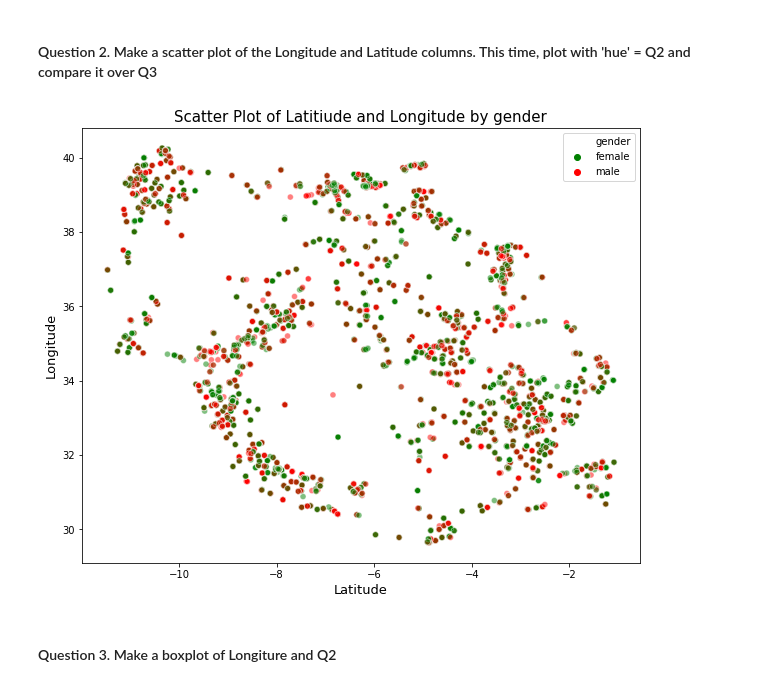
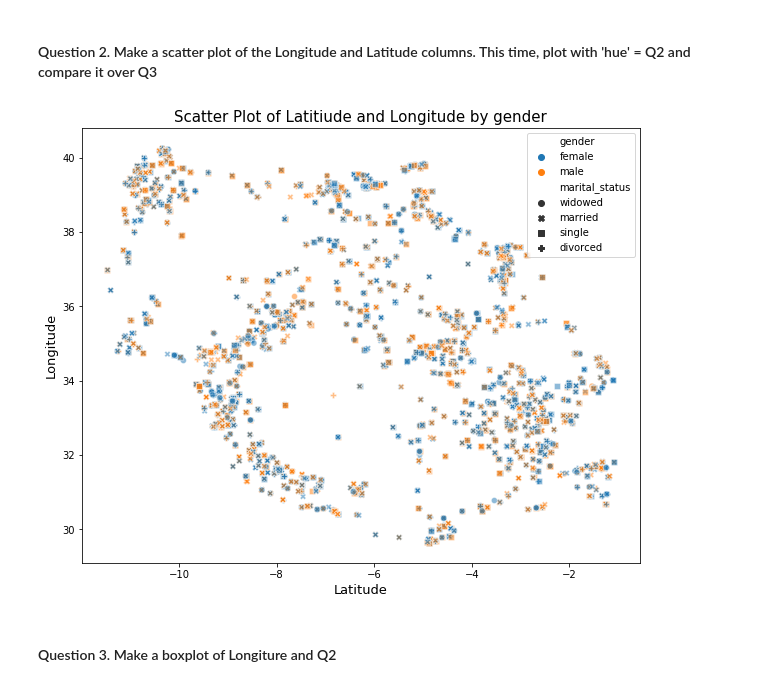
Before and after one commit to Patrick5455/10Academy-DataScience-Internship, a Jupyter notebook: pre-assessment/projects/project_5/Seaborn Task.ipynb, the cells around one changed output. Saved outputs shown, nothing was run; the diff lists cells and outputs as text; code cells hidden in the pictures.

Commit message:
Seabron Tasks: WIP  Final Task Undone only

```diff
--- a/pre-assessment/projects/project_5/Seaborn Task.ipynb
+++ b/pre-assessment/projects/project_5/Seaborn Task.ipynb
@@ -21,0 +78,3 @@ task_df.head()
+# %%
+location_df.marital_status = location_df.marital_status.apply(lambda x: marital_rename(x))
+location_df.marital_status.head()
@@ -22,5 +88,2 @@ task_df.head()
 # %% [markdown]
 #### Question 1. Make a scatter plot of the Longitude and Latitude columns
-# %%
-location_df = task_df[['Latitude', 'Longitude','Q2']]
-location_df.head()
@@ -36,3 +89,0 @@ location_df.head()
-# %%
-location_df = location_df.rename(columns={'Q2':'gender'})
-location_df.head()
@@ -55,3 +89,0 @@ def change_name(x):
-# %%
-location_df.gender = location_df.gender.apply(lambda x: change_name(x))
-location_df.head()
@@ -79,18 +104,16 @@ plt.show()
 # %%
 plt.subplots(figsize=(10,8))
 plt.title('Scatter Plot of Latitiude and Longitude by gender', fontsize=15)
 plt.xlabel('Latitude', fontsize=13)
 plt.ylabel('Longitude', fontsize=13)
 ax =sns.scatterplot(x='Latitude', y='Longitude', alpha=.5, color='g',
-                palette=[ "#008000", "#FF0000"],hue='gender', data=location_df)
+               # palette=[ "#008000", "#FF0000"],
+                    hue='gender', data=location_df, style='marital_status')
 legend_labels, _= ax.get_legend_handles_labels()
-# ax.legend(legend_labels,['male','female'],
-#           bbox_to_anchor=(1,1),
-#           title='Gender')
-# plt.legend(title='Gender', loc='upper right', labels=['Male', 'Female'], )
+# plt.legend()
 plt.show()
 # %% [output]
-[figure, old version]
+[figure, new version]
 # %% [markdown]
 #### Question 3. Make a boxplot of Longiture and Q2
 # %%
```
Also changed, not shown: parts of 16 cells of this notebook, 1 other file.
